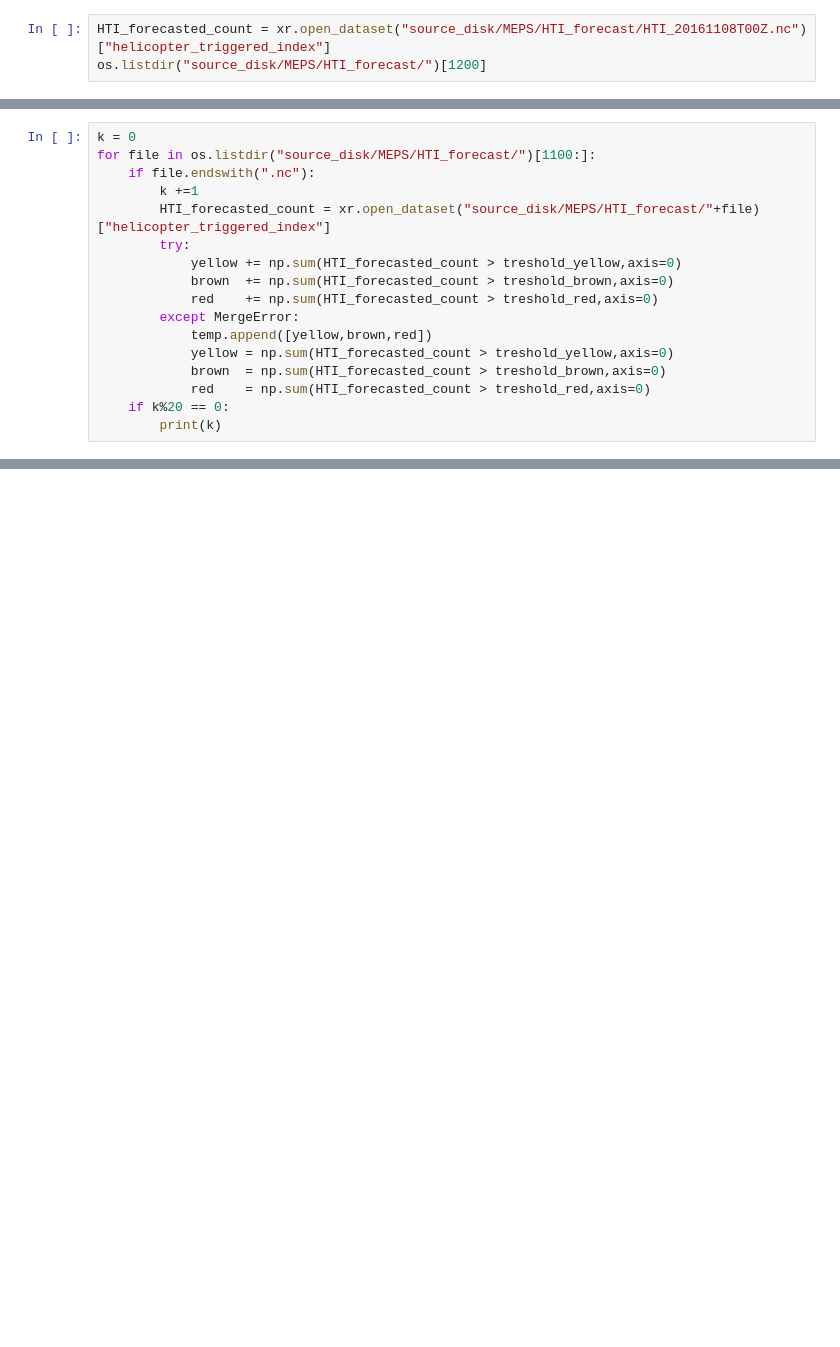
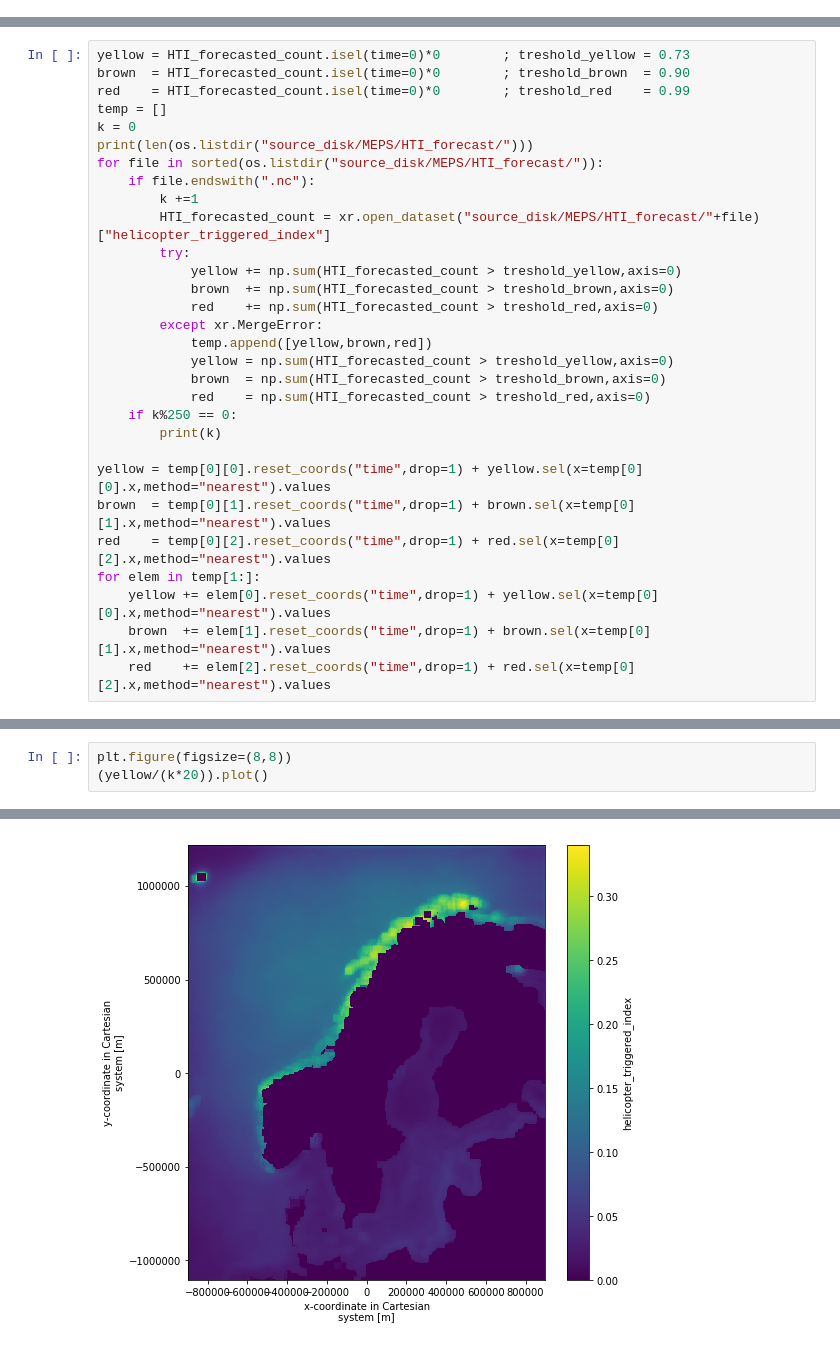
Before and after one commit to johtoblan/Master, a Jupyter notebook: Climatologies.ipynb, the cells around one changed output, grey strips where cells are left out. Cells and saved outputs as stored; diff of their text form; blank space fills up the shorter version.

Commit message:
Create climatologies for forecast

```diff
--- a/Climatologies.ipynb
+++ b/Climatologies.ipynb
@@ -5,3 +6,0 @@ import os
-# %%
-HTI_forecasted_count = xr.open_dataset("source_disk/MEPS/HTI_forecast/HTI_20161108T00Z.nc")["helicopter_triggered_index"]
-os.listdir("source_disk/MEPS/HTI_forecast/")[1200]
@@ -16,6 +7,11 @@ temp = []
 # %%
+yellow = HTI_forecasted_count.isel(time=0)*0        ; treshold_yellow = 0.73
+brown  = HTI_forecasted_count.isel(time=0)*0        ; treshold_brown  = 0.90
+red    = HTI_forecasted_count.isel(time=0)*0        ; treshold_red    = 0.99
+temp = []
 k = 0
-for file in os.listdir("source_disk/MEPS/HTI_forecast/")[1100:]:
+print(len(os.listdir("source_disk/MEPS/HTI_forecast/")))
+for file in sorted(os.listdir("source_disk/MEPS/HTI_forecast/")):
     if file.endswith(".nc"):
         k +=1
         HTI_forecasted_count = xr.open_dataset("source_disk/MEPS/HTI_forecast/"+file)["helicopter_triggered_index"]
@@ -23,11 +19,19 @@ for file in os.listdir("source_disk/MEPS/HTI_forecast/")[1100:]:
             yellow += np.sum(HTI_forecasted_count > treshold_yellow,axis=0)
             brown  += np.sum(HTI_forecasted_count > treshold_brown,axis=0)
             red    += np.sum(HTI_forecasted_count > treshold_red,axis=0)
-        except MergeError:
+        except xr.MergeError:
             temp.append([yellow,brown,red])
             yellow = np.sum(HTI_forecasted_count > treshold_yellow,axis=0)
             brown  = np.sum(HTI_forecasted_count > treshold_brown,axis=0)
             red    = np.sum(HTI_forecasted_count > treshold_red,axis=0)
-    if k%20 == 0:
+    if k%250 == 0:
         print(k)
+
+yellow = temp[0][0].reset_coords("time",drop=1) + yellow.sel(x=temp[0][0].x,method="nearest").values
+brown  = temp[0][1].reset_coords("time",drop=1) + brown.sel(x=temp[0][1].x,method="nearest").values
+red    = temp[0][2].reset_coords("time",drop=1) + red.sel(x=temp[0][2].x,method="nearest").values
+for elem in temp[1:]:
+    yellow += elem[0].reset_coords("time",drop=1) + yellow.sel(x=temp[0][0].x,method="nearest").values
+    brown  += elem[1].reset_coords("time",drop=1) + brown.sel(x=temp[0][1].x,method="nearest").values
+    red    += elem[2].reset_coords("time",drop=1) + red.sel(x=temp[0][2].x,method="nearest").values
 # %% [output]
@@ -51,0 +61,4 @@ HTI_forecasted_count.isel(time=0).plot(vmin=0,vmax=1)
+# %%
+plt.figure(figsize=(8,8))
+(yellow/(k*20)).plot()
+# %% [output]
@@ -51,0 +66 @@ HTI_forecasted_count.isel(time=0).plot(vmin=0,vmax=1)
+[figure, added]
```
Also changed, not shown: parts of 16 cells of this notebook, 1 other file.
